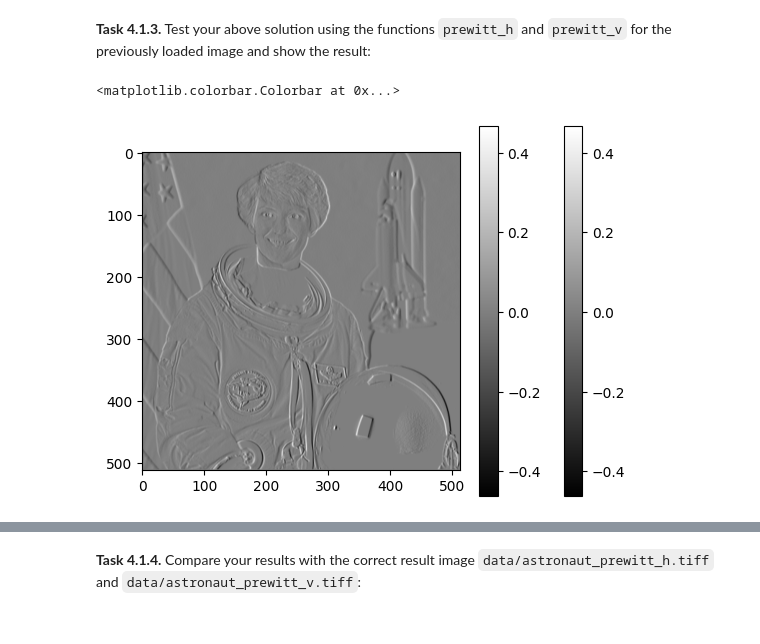
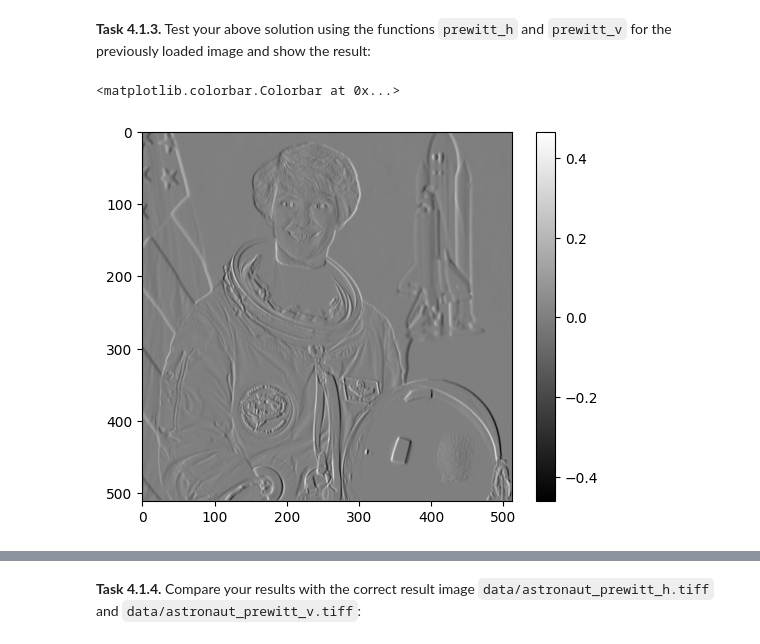
Before and after one commit to Antonia0305/mobi-fs3-python, a Jupyter notebook: task4.ipynb, the cells around one changed output, grey strips where cells are left out. Saved outputs shown, nothing was run; the diff lists cells and outputs as text; code cells hidden in the pictures.

```diff
--- a/task4.ipynb
+++ b/task4.ipynb
@@ -70,13 +70,8 @@ def prewitt_v(img_in):
 # %%
 img2 = img.copy()
 img3 = prewitt_h (img2)
 plt.imshow(img3, 'gray')
 plt.colorbar()
-
-img4 = img.copy()
-img5 = prewitt_h (img4)
-plt.imshow(img5, 'gray')
-plt.colorbar()
 # %% [output]
 <matplotlib.colorbar.Colorbar at 0x...>
-[figure, old version]
+[figure, new version]
```
Also changed, not shown: parts of 1 cell of this notebook.
